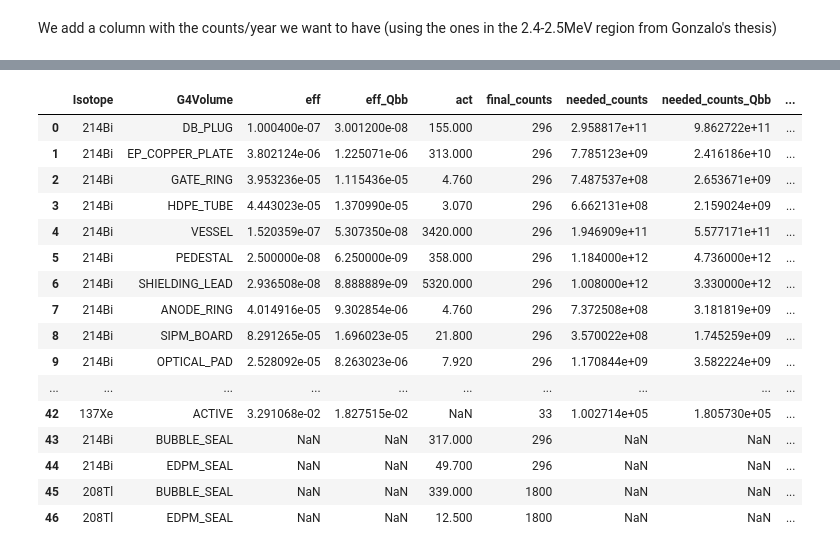
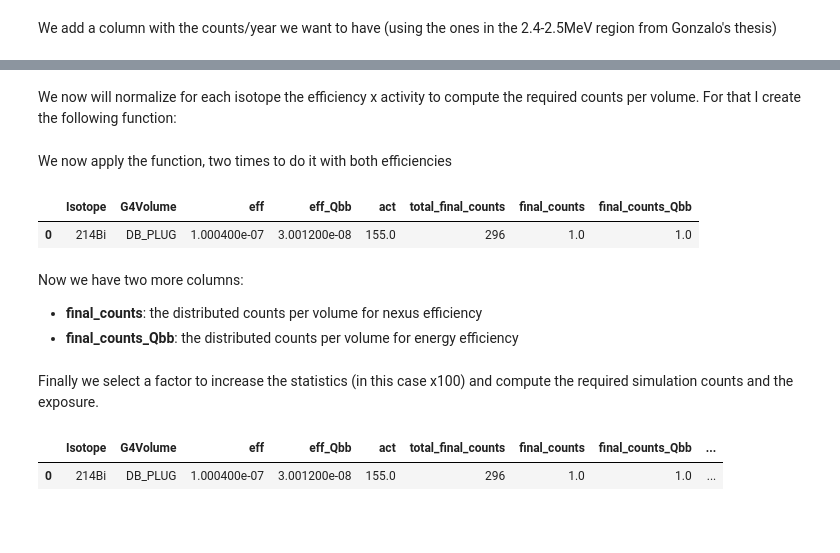
Before and after one commit to martinperezmaneiro/NEXT100_prod, a Jupyter notebook: bkg_exposure/bkg_exposure.ipynb, the cells around one changed output, grey strips where cells are left out. Cells and saved outputs as stored; diff of their text form; code cells hidden in the pictures; blank space fills up the shorter version.

Commit message:
Add volume distribution of events

```diff
--- a/bkg_exposure/bkg_exposure.ipynb
+++ b/bkg_exposure/bkg_exposure.ipynb
@@ -33,30 +54,66 @@ eff_and_act['final_counts'] = eff_and_act['Isotope'].apply(lambda x: {'208Tl':18
+# %% [markdown]
+We now will normalize for each isotope the efficiency x activity to compute the required counts per volume. For that I create the following function:
+# %%
+
+def distribute_final_counts(eff_and_act, eff = 'eff'):
+    '''
+    Function that distributes the desired counts per isotope into the different volumes attending to their
+    efficiency and activity. It computes a normalized factor of efficiency times activity per volume that
+    we can use to distribute the event counts in each volume. Finally the counts are rounded up.
+
+    Variables:
+        eff_and_act: DF
+            DataFrame that contains the information per isotope and volume of their efficiencies and activities, and
+            also the total desired counts for an isotope
+        eff: STR
+            Selects to compute the regular efficiency (nexus efficiency for each volume) or the energy efficiency (events
+            in the desired energy)
+    '''
+    #multiply the efficiency and the activity
+    eff_and_act['eff_x_act'] = eff_and_act[eff] * eff_and_act['act']
+
+    #sum all those factors to normalize
+    sum_eff_x_act = pd.DataFrame(eff_and_act.groupby('Isotope')['eff_x_act'].sum()).reset_index().rename({'eff_x_act':'sum_eff_x_act'}, axis = 1)
+    #merge and divide
+    eff_and_act = eff_and_act.merge(sum_eff_x_act, on = 'Isotope', how = 'outer')
+    eff_and_act['norm_eff_x_act'] = eff_and_act['eff_x_act'] / eff_and_act['sum_eff_x_act']
+
+    #decide which efficiency to use
+    if eff == 'eff_Qbb': final_name = 'final_counts_Qbb'
+    else: final_name = 'final_counts'
+
+    #distribute the counts according to the computed factor, round up the counts and clean the DF
+    eff_and_act[final_name] = (eff_and_act['total_final_counts'] * eff_and_act['norm_eff_x_act']).apply(np.ceil)
+    eff_and_act.drop(['eff_x_act', 'sum_eff_x_act', 'norm_eff_x_act'], axis = 1, inplace = True)
+    return eff_and_act
+# %% [markdown]
+We now apply the function, two times to do it with both efficiencies
+# %%
+eff_and_act = distribute_final_counts(eff_and_act)
+eff_and_act = distribute_final_counts(eff_and_act, eff='eff_Qbb')
+# %%
+eff_and_act.head(1)
+# %% [output]
+|  | Isotope | G4Volume | eff | eff_Qbb | act | total_final_counts | final_counts | final_counts_Qbb |
+| 0 | 214Bi | DB_PLUG | 1.000400e-07 | 3.001200e-08 | 155.0 | 296 | 1.0 | 1.0 |
+# %% [markdown]
+Now we have two more columns:
+* **final_counts**: the distributed counts per volume for nexus efficiency
+* **final_counts_Qbb**: the distributed counts per volume for energy efficiency
+# %% [markdown]
+Finally we select a factor to increase the statistics (in this case x100) and compute the required simulation counts and the exposure.
 # %%
 factor = 100
 
-#for activities in mBq
+#for activities in mBq to year^-1
 year = (3600 * 24 * 365) / 1000
 
 eff_and_act['needed_counts'] = (eff_and_act.final_counts / eff_and_act.eff) * factor
-eff_and_act['needed_counts_Qbb'] = (eff_and_act.final_counts / eff_and_act.eff_Qbb) * factor
+eff_and_act['needed_counts_Qbb'] = (eff_and_act.final_counts_Qbb / eff_and_act.eff_Qbb) * factor
 eff_and_act['exposure'] = eff_and_act.needed_counts / (eff_and_act.act * year)
 eff_and_act['exposure_Qbb'] = eff_and_act.needed_counts_Qbb / (eff_and_act.act * year)
 # %%
-eff_and_act
+eff_and_act.head(1)
 # %% [output]
-|  | Isotope | G4Volume | eff | eff_Qbb | act | final_counts | needed_counts | needed_counts_Qbb | ... |
-| 0 | 214Bi | DB_PLUG | 1.000400e-07 | 3.001200e-08 | 155.000 | 296 | 2.958817e+11 | 9.862722e+11 | ... |
-| 1 | 214Bi | EP_COPPER_PLATE | 3.802124e-06 | 1.225071e-06 | 313.000 | 296 | 7.785123e+09 | 2.416186e+10 | ... |
-| 2 | 214Bi | GATE_RING | 3.953236e-05 | 1.115436e-05 | 4.760 | 296 | 7.487537e+08 | 2.653671e+09 | ... |
-| 3 | 214Bi | HDPE_TUBE | 4.443023e-05 | 1.370990e-05 | 3.070 | 296 | 6.662131e+08 | 2.159024e+09 | ... |
-| 4 | 214Bi | VESSEL | 1.520359e-07 | 5.307350e-08 | 3420.000 | 296 | 1.946909e+11 | 5.577171e+11 | ... |
-| 5 | 214Bi | PEDESTAL | 2.500000e-08 | 6.250000e-09 | 358.000 | 296 | 1.184000e+12 | 4.736000e+12 | ... |
-| 6 | 214Bi | SHIELDING_LEAD | 2.936508e-08 | 8.888889e-09 | 5320.000 | 296 | 1.008000e+12 | 3.330000e+12 | ... |
-| 7 | 214Bi | ANODE_RING | 4.014916e-05 | 9.302854e-06 | 4.760 | 296 | 7.372508e+08 | 3.181819e+09 | ... |
-| 8 | 214Bi | SIPM_BOARD | 8.291265e-05 | 1.696023e-05 | 21.800 | 296 | 3.570022e+08 | 1.745259e+09 | ... |
-| 9 | 214Bi | OPTICAL_PAD | 2.528092e-05 | 8.263023e-06 | 7.920 | 296 | 1.170844e+09 | 3.582224e+09 | ... |
-| ... | ... | ... | ... | ... | ... | ... | ... | ... | ... |
-| 42 | 137Xe | ACTIVE | 3.291068e-02 | 1.827515e-02 | NaN | 33 | 1.002714e+05 | 1.805730e+05 | ... |
-| 43 | 214Bi | BUBBLE_SEAL | NaN | NaN | 317.000 | 296 | NaN | NaN | ... |
-| 44 | 214Bi | EDPM_SEAL | NaN | NaN | 49.700 | 296 | NaN | NaN | ... |
-| 45 | 208Tl | BUBBLE_SEAL | NaN | NaN | 339.000 | 1800 | NaN | NaN | ... |
-| 46 | 208Tl | EDPM_SEAL | NaN | NaN | 12.500 | 1800 | NaN | NaN | ... |
+|  | Isotope | G4Volume | eff | eff_Qbb | act | total_final_counts | final_counts | final_counts_Qbb | ... |
+| 0 | 214Bi | DB_PLUG | 1.000400e-07 | 3.001200e-08 | 155.0 | 296 | 1.0 | 1.0 | ... |
```
Also changed, not shown: parts of 10 cells of this notebook.
